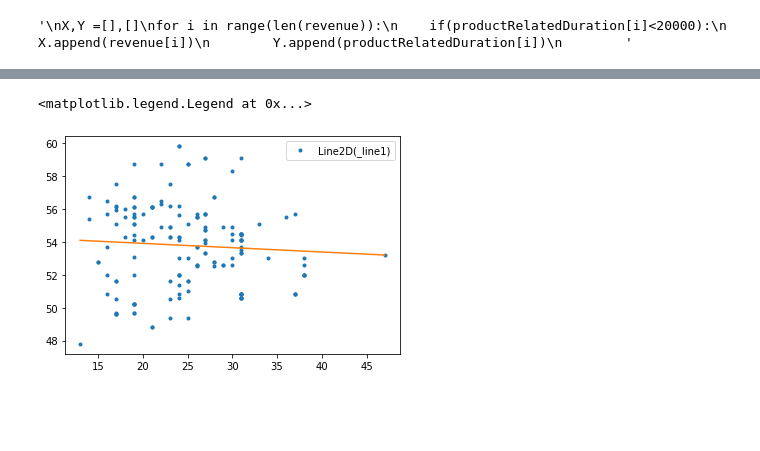
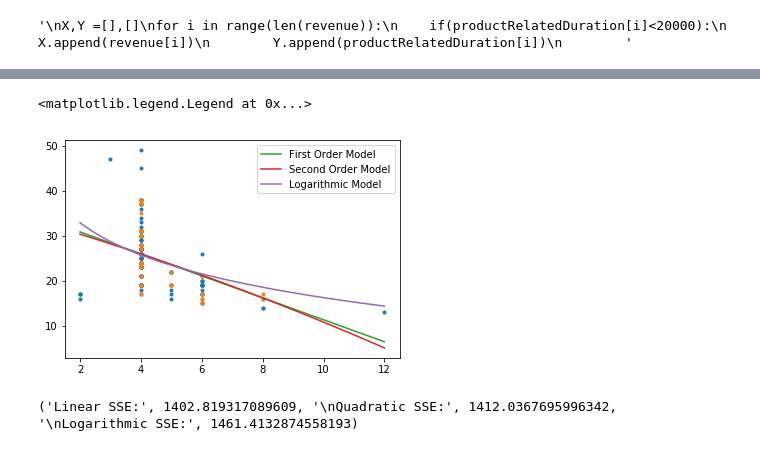
Before and after one commit to Dagaril/COGS109_FinalAssignment, a Jupyter notebook: Code.ipynb, the cells around one changed output, grey strips where cells are left out. Saved outputs shown, nothing was run; the diff lists cells and outputs as text; code cells hidden in the pictures; blank space fills up the shorter version.

```diff
--- a/Code.ipynb
+++ b/Code.ipynb
@@ -121,10 +204,53 @@ y1plot1 = np.matmul(A3, W3)
+# %%
+#Second order model
+A7 = np.column_stack((np.ones((X2.shape)), X2, np.square(X2)))
+w7 = np.linalg.lstsq( A7, Y2, rcond = None)[0]
+
+A7_test = np.column_stack((np.ones((nc_test.shape)), nc_test, np.square(nc_test)))
+y_pred7 = np.matmul(A7, w7)
+y_pred7_test = np.matmul(A7_test,w7)
+# %%
+#Logarithmic Model
+A8 = np.column_stack((np.ones((X2.shape)), np.log(X2)))
+w8 = np.linalg.lstsq( A8, Y2, rcond = None)[0]
+
+A8_test = np.column_stack((np.ones((nc_test.shape)), np.log(nc_test)))
+y_pred8 = np.matmul(A8, w8)
+y_pred8_test = np.matmul(A8_test,w8)
+# %%
+#Use matrices generated above to create models
+xRange = np.linspace(min(X2), max(X2))
+ones = np.ones(len(xRange))
+squares = np.square(xRange)
+logs = np.log(xRange)
+
+A6 = np.column_stack((ones, xRange))
+yplot1 = np.matmul(A6, w6)
+
+A7 = np.column_stack((ones, xRange, squares))
+yplot2 = np.matmul(A7, w7)
+
+# y = A + B * log(x)
+A8 = np.column_stack((ones, logs))
+yplot3 = np.matmul(A8, w8)
 # %%
 #Plot data alongside created models
-plt.plot(X1,Y1, '.')
+plt.plot(X2,Y2, '.')
+plt.plot(nc_test,cMPG2_test, '.')
 
-linModel = plt.plot(x1Range, y1plot1)
+linModel, = plt.plot(xRange, yplot1)
+quadModel, = plt.plot(xRange, yplot2)
+logModel, = plt.plot(xRange, yplot3)
 
-plt.legend(linModel)
+plt.legend([linModel, quadModel, logModel], ["First Order Model", "Second Order Model", "Logarithmic Model"])
 # %% [output]
 <matplotlib.legend.Legend at 0x...>
-[figure, old version]
+[figure, new version]
+# %%
+#Calcualte and print errors
+SSELinear = sum(np.square(y_pred6_test - cMPG2_test))
+SSEQuad = sum(np.square(y_pred7_test - cMPG2_test))
+SSELog = sum(np.square(y_pred8_test - cMPG2_test))
+print('Linear SSE:', SSELinear, '\nQuadratic SSE:', SSEQuad, '\nLogarithmic SSE:', SSELog)
+# %% [output]
+('Linear SSE:', 1402.819317089609, '\nQuadratic SSE:', 1412.0367695996342, '\nLogarithmic SSE:', 1461.4132874558193)
```
Also changed, not shown: parts of 21 cells of this notebook, 1 other file.
